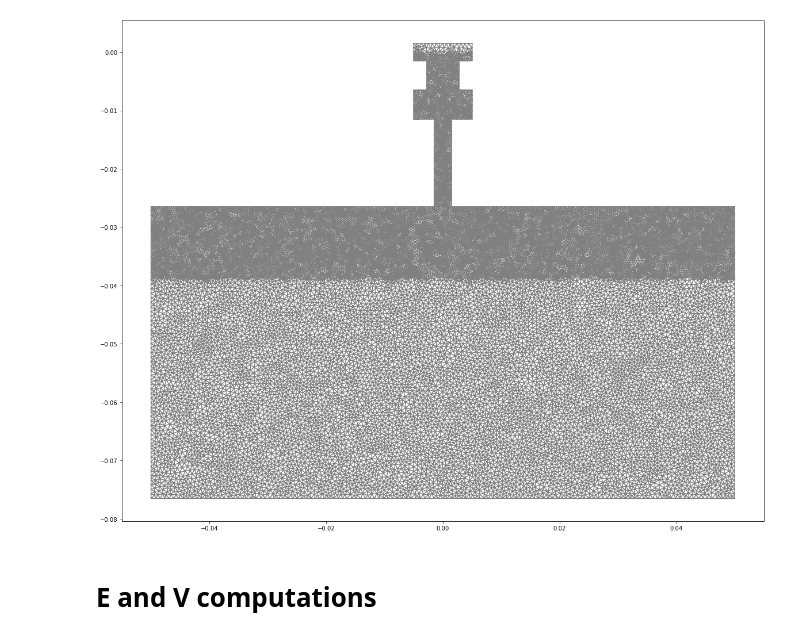
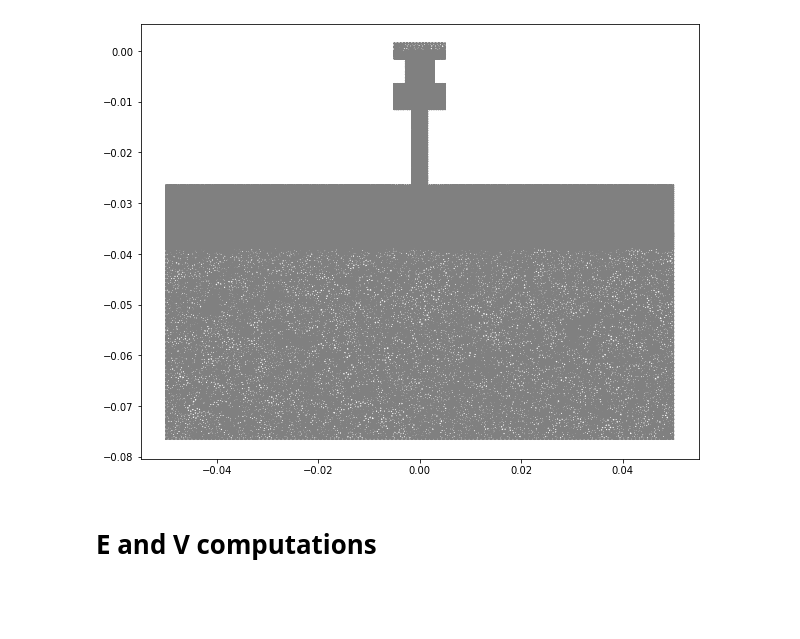
Before and after one commit to PaulCalot/neutralisation-faisceau-ions-negatifs-propulsion-satellite, a Jupyter notebook: V0.ipynb, the cells around one changed output. Cells and saved outputs as stored; diff of their text form; code cells hidden in the pictures; blank space fills up the shorter version.

```diff
--- a/V0.ipynb
+++ b/V0.ipynb
@@ -14,6 +14,6 @@ from modules.physics_utils import get_VandE, compute_trajectory
 #from modules.plotting_utils import ?
 # %%
-# defining dicts,
+# defining dicts, we need L_mot-L_1 < 2*l_mot !
 mesh_dict = {
     'L_mot' : .01,
     'l_mot' : .003,
@@ -26,7 +26,6 @@ mesh_dict = {
     'l_vacuum': .05,
     'mesh_resolution' : 100,
     'refine_mesh' : True,
-    'nb_hole' : 10,
 }
 
 phi_dict = {
@@ -34,7 +33,7 @@ phi_dict = {
     'Phi_bord_mot': 'N',
     'Phi_electrode1' :100,
     'Phi_inter_electrode':'N',
-    'Phi_electrode2':150,
+    'Phi_electrode2':300,
     'Phi_sup_vacuum':'N',
     'Phi_inf_vacuum':'N',
 }
@@ -47,11 +46,11 @@ physics_consts_dict = {
 # using local import to create the mesh
 mesh, segments_list, zone = get_mesh(mesh_dict)
 # %%
-plt.figure(figsize=(20,20))
+plt.figure(figsize=(10,10))
 plot(mesh)
 plt.show()
 # %% [output]
-[figure, old version]
+[figure, new version]
 # %% [markdown]
 # E and V computations
 # %%
```
Also changed, not shown: parts of 10 cells of this notebook, 1 other file.
